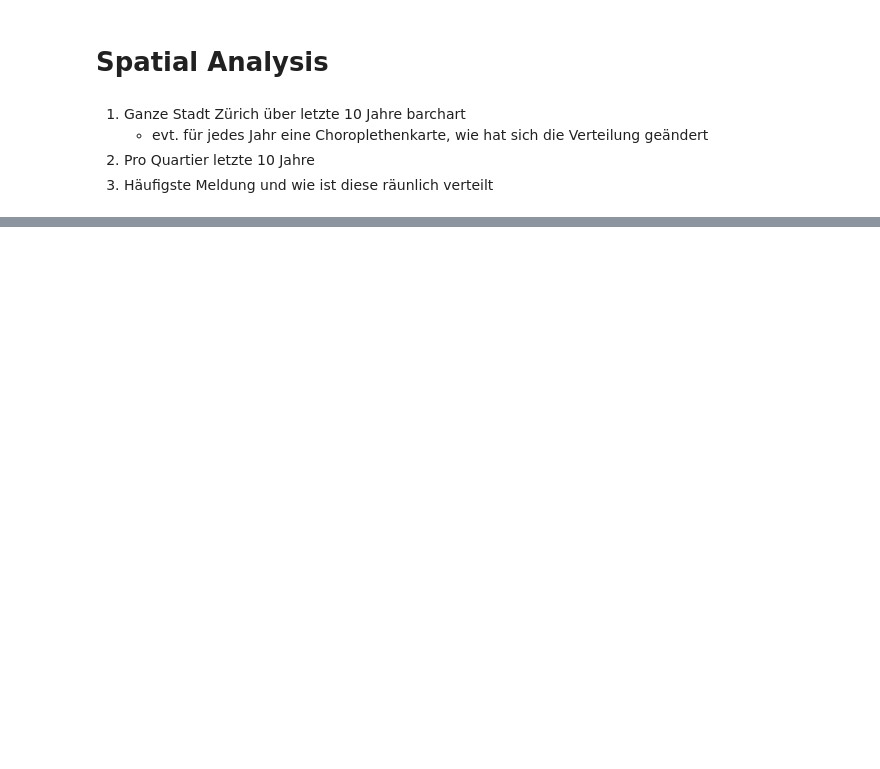
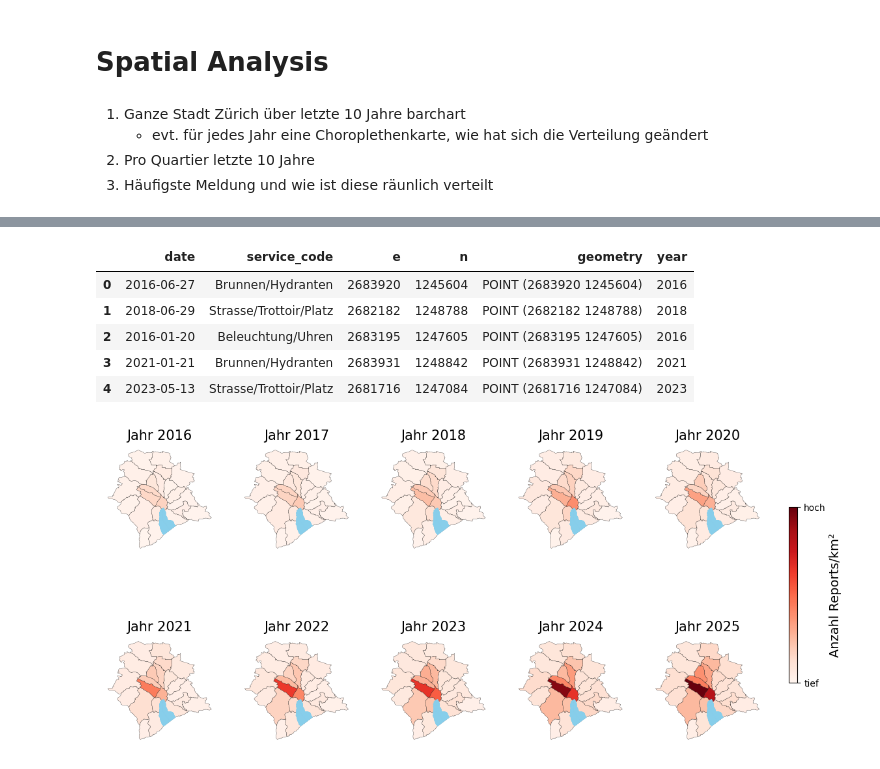
Before and after one commit to fabianott/sds210_project, a Jupyter notebook: notebooks/spatial_analysis.ipynb, the cells around one changed output, grey strips where cells are left out. Saved outputs shown, nothing was run; the diff lists cells and outputs as text; code cells hidden in the pictures; blank space fills up the shorter version.

Commit message:
Choroplethenkarten pro Jahr

```diff
--- a/notebooks/spatial_analysis.ipynb
+++ b/notebooks/spatial_analysis.ipynb
@@ -95,0 +111,52 @@ plt.show()
+# %%
+display(reports_gdf.head())
+
+# Das Jahr aus der "date" Spalte extrahieren
+reports_gdf["date"] = pd.to_datetime(reports_gdf["date"])
+reports_gdf["year"] = reports_gdf["date"].dt.year
+
+# Nach Jahren gruppieren und die Anzahl Reports berechnen
+reports_quartiere_gdf = gpd.sjoin(reports_gdf, quartiere_gdf, how="inner", predicate="within") # nochnals gejoint, evt im cleanig hinzufügen
+yearly_counts = reports_quartiere_gdf.groupby(["year", "name"]).size().reset_index(name="count")
+
+# Normieren
+yearly_density = yearly_counts.merge(quartiere_gdf[["name", "area_km2"]], on="name")
+yearly_density["density"] = yearly_density["count"] / yearly_density["area_km2"]
+max_yearly_density = yearly_density["density"].max()
+
+# Chorplethenkarten erstellen
+fig, axs = plt.subplots(2,5, figsize=(16,7))
+axs = axs.flatten()
+
+jahre = range(2016, 2026)
+
+for i, jahr in enumerate(jahre):
+    ax = axs[i]
+    counts_jahr = yearly_counts[yearly_counts['year'] == jahr]
+    show = quartiere_gdf.merge(counts_jahr, on="name", how="left")
+
+    show["density"] = show["count"] / show["area_km2"]
+
+    show.plot(column="density", cmap="Reds", vmin=0, vmax=max_yearly_density,
+                  edgecolor="black", linewidth=0.2, ax=ax)
+    lakes_gdf.plot(ax=ax, color="skyblue", zorder=2)
+
+    ax.set_title(f"Jahr {jahr}", fontsize=15)
+    ax.axis("off")
+
+sm = plt.cm.ScalarMappable(cmap="Reds", norm=plt.Normalize(vmin=0, vmax=max_val))
+sm._A = []
+cbar = fig.colorbar(sm, ax=axs, orientation='vertical', shrink=0.5, pad=0.03)
+cbar.set_ticks([0, max_val])
+cbar.set_ticklabels(["tief", "hoch"])
+cbar.set_label("Anzahl Reports/km²", fontsize=14)
+
+plt.show()
+# %% [output]
+|  | date | service_code | e | n | geometry | year |
+| 0 | 2016-06-27 | Brunnen/Hydranten | 2683920 | 1245604 | POINT (2683920 1245604) | 2016 |
+| 1 | 2018-06-29 | Strasse/Trottoir/Platz | 2682182 | 1248788 | POINT (2682182 1248788) | 2018 |
+| 2 | 2016-01-20 | Beleuchtung/Uhren | 2683195 | 1247605 | POINT (2683195 1247605) | 2016 |
+| 3 | 2021-01-21 | Brunnen/Hydranten | 2683931 | 1248842 | POINT (2683931 1248842) | 2021 |
+| 4 | 2023-05-13 | Strasse/Trottoir/Platz | 2681716 | 1247084 | POINT (2681716 1247084) | 2023 |
+[figure, added]
```
Also changed, not shown: parts of 1 cell of this notebook.
